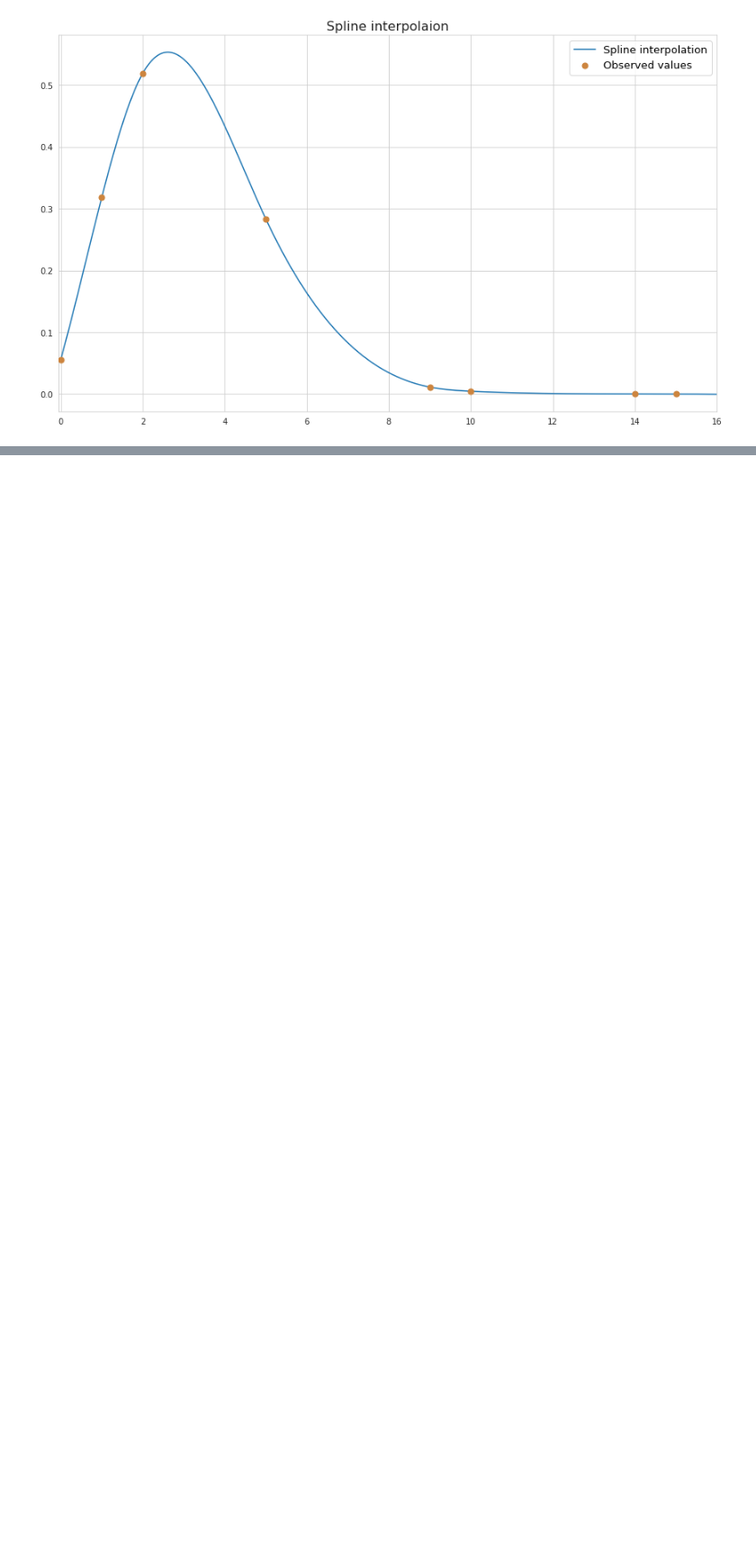
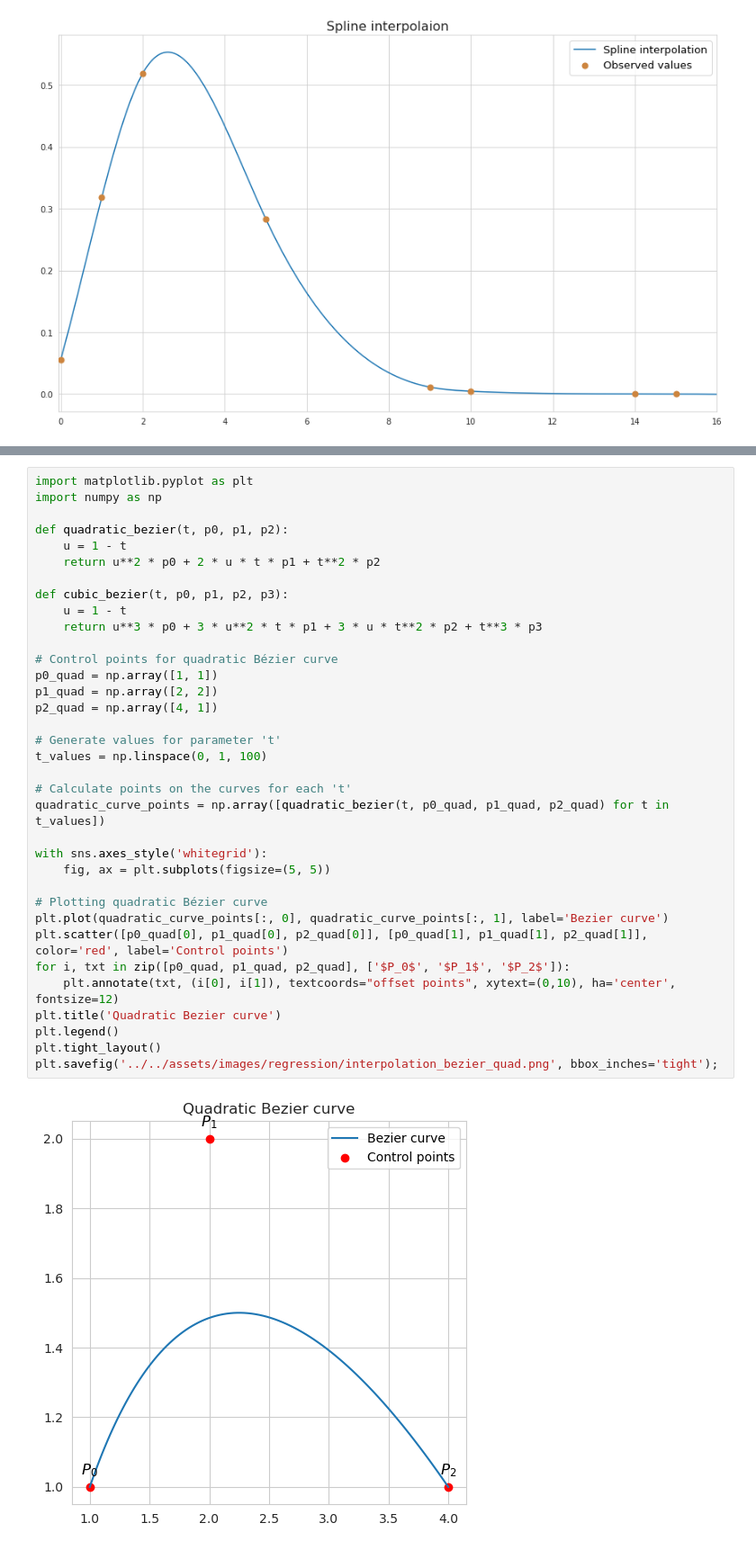
Before and after one commit to vzahorui/vzahorui.github.io, a Jupyter notebook: jupyter_notebooks/regression/interpolation.ipynb, the cells around one changed output, grey strips where cells are left out. Shown: that part at 90% size. Cells and saved outputs as stored; diff of their text form; blank space fills up the shorter version.

Commit message:
added Bezier curves

```diff
--- a/jupyter_notebooks/regression/interpolation.ipynb
+++ b/jupyter_notebooks/regression/interpolation.ipynb
@@ -70,0 +73,37 @@ plt.savefig('../../assets/images/regression/interpolation_spline.png', bbox_inch
+# %%
+import matplotlib.pyplot as plt
+import numpy as np
+
+def quadratic_bezier(t, p0, p1, p2):
+    u = 1 - t
+    return u**2 * p0 + 2 * u * t * p1 + t**2 * p2
+
+def cubic_bezier(t, p0, p1, p2, p3):
+    u = 1 - t
+    return u**3 * p0 + 3 * u**2 * t * p1 + 3 * u * t**2 * p2 + t**3 * p3
+
+# Control points for quadratic Bézier curve
+p0_quad = np.array([1, 1])
+p1_quad = np.array([2, 2])
+p2_quad = np.array([4, 1])
+
+# Generate values for parameter 't'
+t_values = np.linspace(0, 1, 100)
+
+# Calculate points on the curves for each 't'
+quadratic_curve_points = np.array([quadratic_bezier(t, p0_quad, p1_quad, p2_quad) for t in t_values])
+
+with sns.axes_style('whitegrid'):
+    fig, ax = plt.subplots(figsize=(5, 5))
+
+# Plotting quadratic Bézier curve
+plt.plot(quadratic_curve_points[:, 0], quadratic_curve_points[:, 1], label='Bezier curve')
+plt.scatter([p0_quad[0], p1_quad[0], p2_quad[0]], [p0_quad[1], p1_quad[1], p2_quad[1]], color='red', label='Control points')
+for i, txt in zip([p0_quad, p1_quad, p2_quad], ['$P_0$', '$P_1$', '$P_2$']):
+    plt.annotate(txt, (i[0], i[1]), textcoords="offset points", xytext=(0,10), ha='center', fontsize=12)
+plt.title('Quadratic Bezier curve')
+plt.legend()
+plt.tight_layout()
+plt.savefig('../../assets/images/regression/interpolation_bezier_quad.png', bbox_inches='tight');
+# %% [output]
+[figure, added]
```
Also changed, not shown: parts of 2 cells of this notebook, 8 other files.
